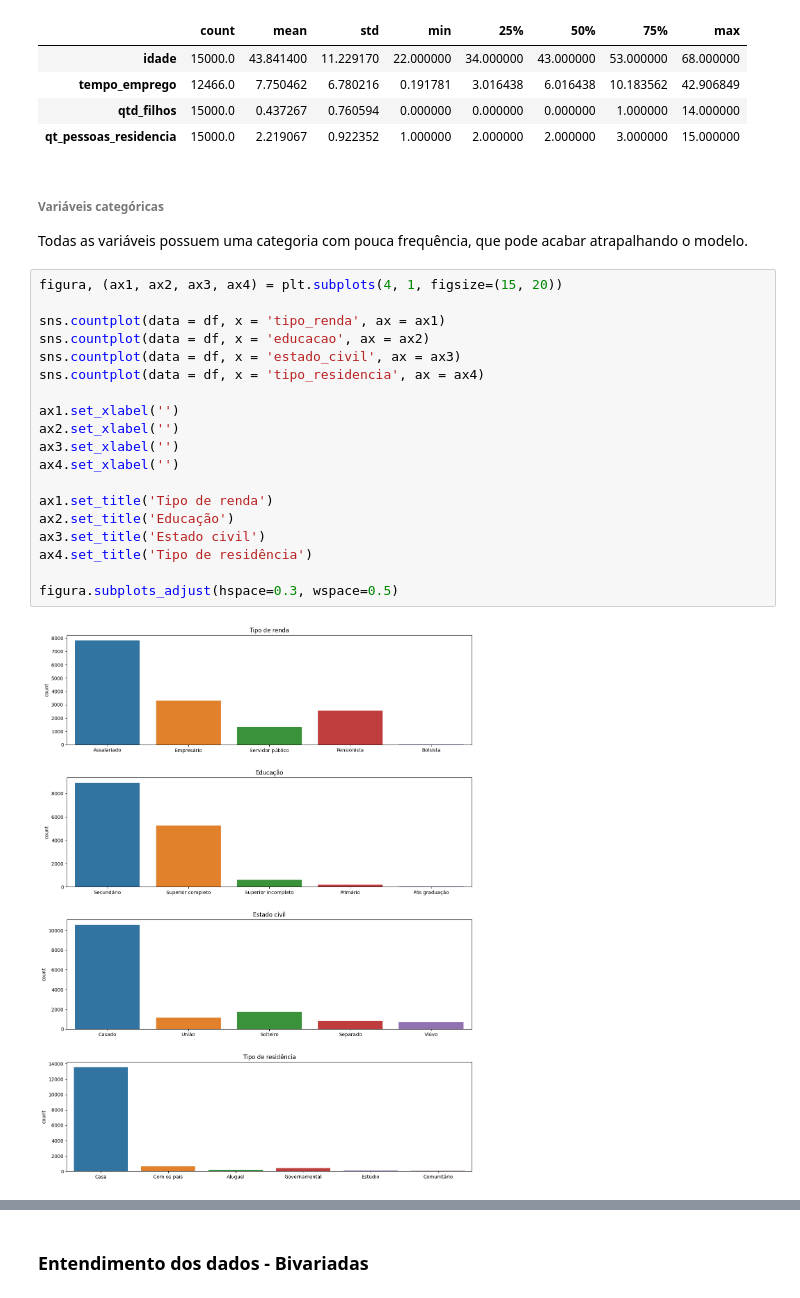
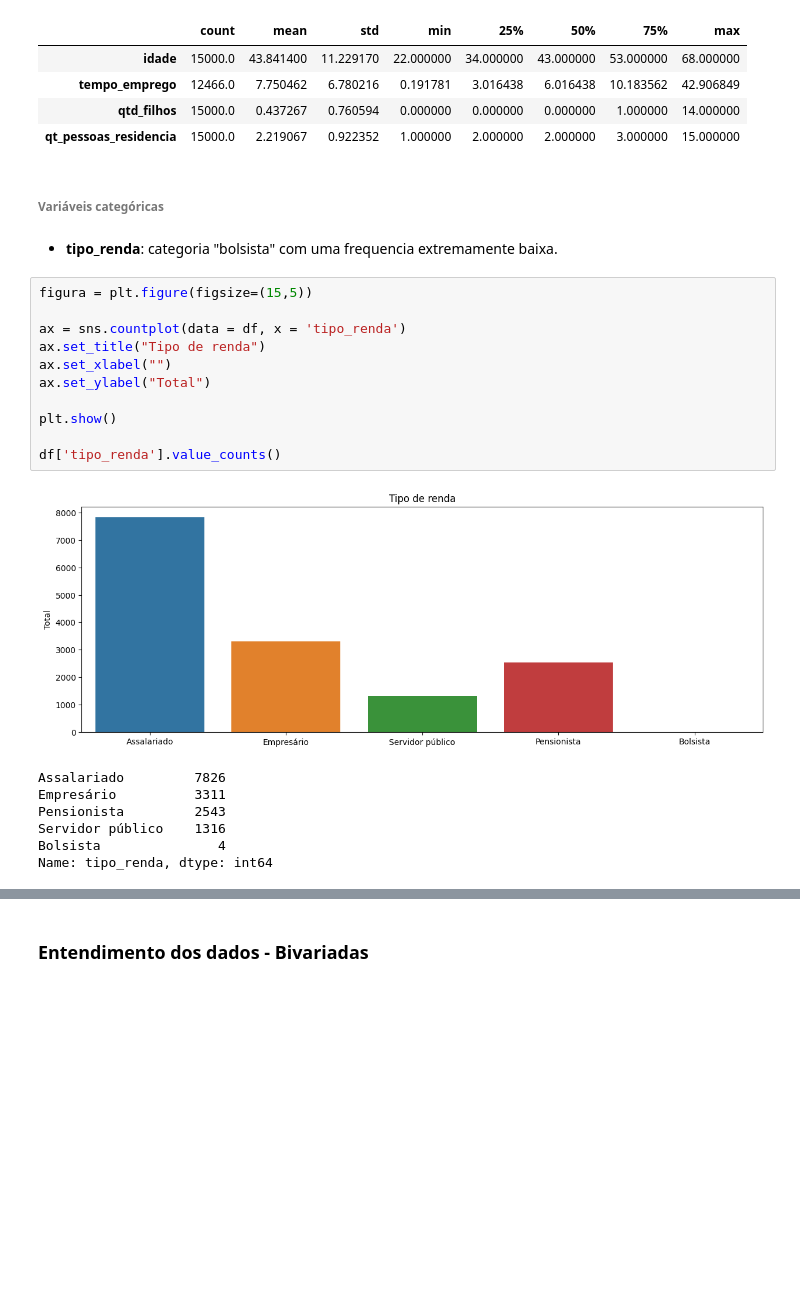
Before and after one commit to daviNGL/EBAC-projeto-previsao-de-renda, a Jupyter notebook: projeto.ipynb, the cells around one changed output, grey strips where cells are left out. Drawn from its saved outputs; the diff is of its cells as text; blank space fills up the shorter version.

Commit message:
analise univariada - variáveis categóricas

```diff
--- a/projeto.ipynb
+++ b/projeto.ipynb
@@ -176,28 +176,26 @@ df[ ['idade', 'tempo_emprego', 'qtd_filhos', 'qt_pessoas_residencia'] ].describe
 | tempo_emprego | 12466.0 | 7.750462 | 6.780216 | 0.191781 | 3.016438 | 6.016438 | 10.183562 | 42.906849 |
 | qtd_filhos | 15000.0 | 0.437267 | 0.760594 | 0.000000 | 0.000000 | 0.000000 | 1.000000 | 14.000000 |
 | qt_pessoas_residencia | 15000.0 | 2.219067 | 0.922352 | 1.000000 | 2.000000 | 2.000000 | 3.000000 | 15.000000 |
-# %% [markdown]
-###### Variáveis categóricas
-
-Todas as variáveis possuem uma categoria com pouca frequência, que pode acabar atrapalhando o modelo.
-# %%
-figura, (ax1, ax2, ax3, ax4) = plt.subplots(4, 1, figsize=(15, 20))
-
-sns.countplot(data = df, x = 'tipo_renda', ax = ax1)
-sns.countplot(data = df, x = 'educacao', ax = ax2)
-sns.countplot(data = df, x = 'estado_civil', ax = ax3)
-sns.countplot(data = df, x = 'tipo_residencia', ax = ax4)
-
-ax1.set_xlabel('')
-ax2.set_xlabel('')
-ax3.set_xlabel('')
-ax4.set_xlabel('')
-
-ax1.set_title('Tipo de renda')
-ax2.set_title('Educação')
-ax3.set_title('Estado civil')
-ax4.set_title('Tipo de residência')
-
-figura.subplots_adjust(hspace=0.3, wspace=0.5)
-# %% [output]
-[figure, removed]
+# %% [markdown]
+###### Variáveis categóricas
+# %% [markdown]
+* **tipo_renda**: categoria "bolsista" com uma frequencia extremamente baixa.
+# %%
+figura = plt.figure(figsize=(15,5))
+
+ax = sns.countplot(data = df, x = 'tipo_renda')
+ax.set_title("Tipo de renda")
+ax.set_xlabel("")
+ax.set_ylabel("Total")
+
+plt.show()
+
+df['tipo_renda'].value_counts()
+# %% [output]
+[figure, added]
+Assalariado         7826
+Empresário          3311
+Pensionista         2543
+Servidor público    1316
+Bolsista               4
+Name: tipo_renda, dtype: int64
```
Also changed, not shown: parts of 5 cells of this notebook, 1 other file.
